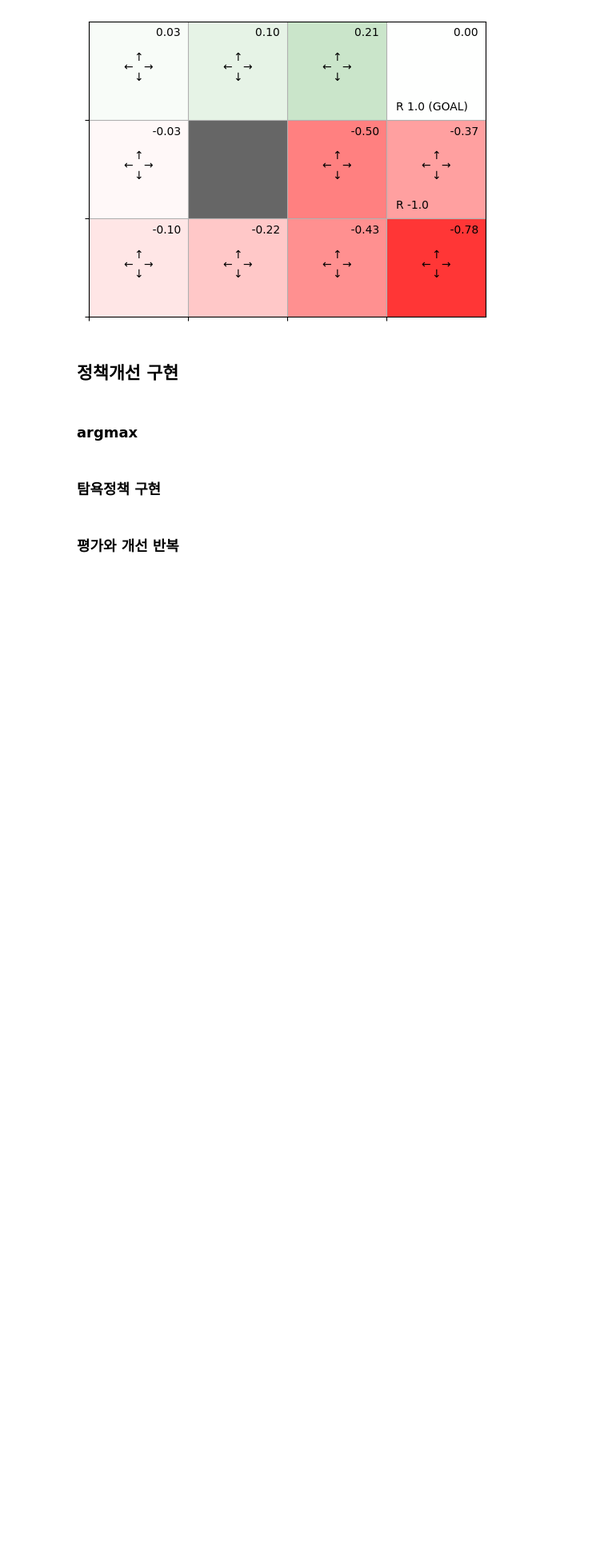
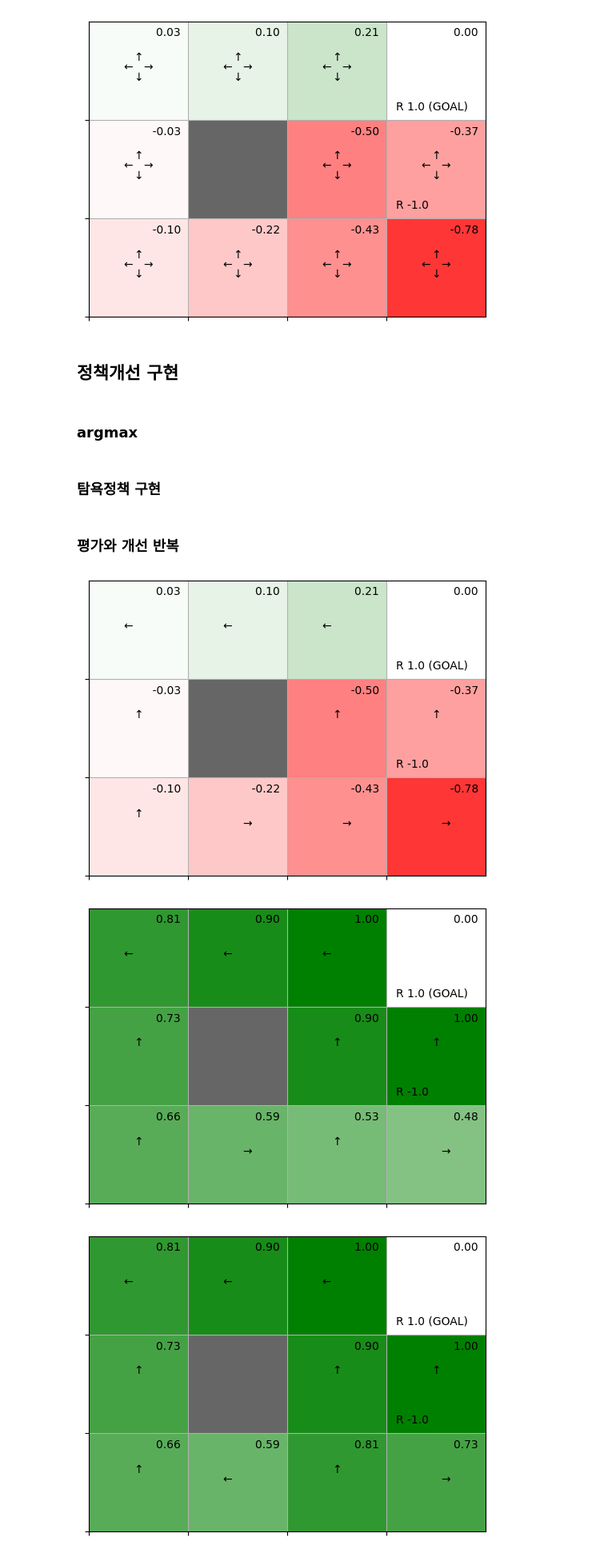
Before and after one commit to bu11ymaguire/studying, a Jupyter notebook: ReinforcementLearning/GridWorld.ipynb, the cells around one changed output. Shown at 80% size. Drawn from its saved outputs; the diff is of its cells as text; code cells hidden in the pictures; blank space fills up the shorter version.

```diff
--- a/ReinforcementLearning/GridWorld.ipynb
+++ b/ReinforcementLearning/GridWorld.ipynb
@@ -405,3 +405,16 @@ def policy_iter(env,gamma, threshold = 0.001, is_render = False):
     pi = new_pi
 
   return pi
+# %%
+import types
+
+env = GridWorld()
+gamma = 0.9
+
+env.render_v = types.MethodType(fixed_render_v, env)
+
+pi = policy_iter(env, gamma, is_render=True)
+# %% [output]
+[figure, added]
+[figure, added]
+[figure, added]
```
Also changed, not shown: parts of 1 cell of this notebook.
